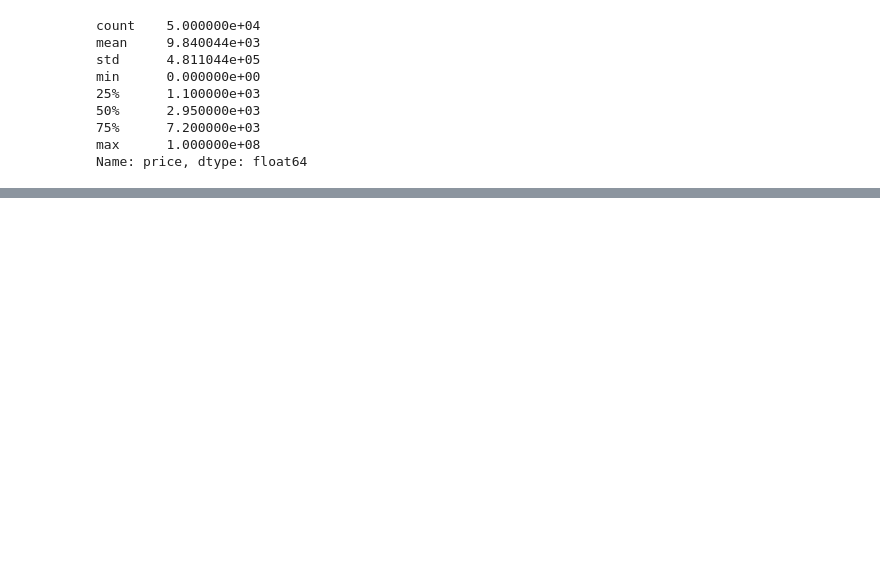
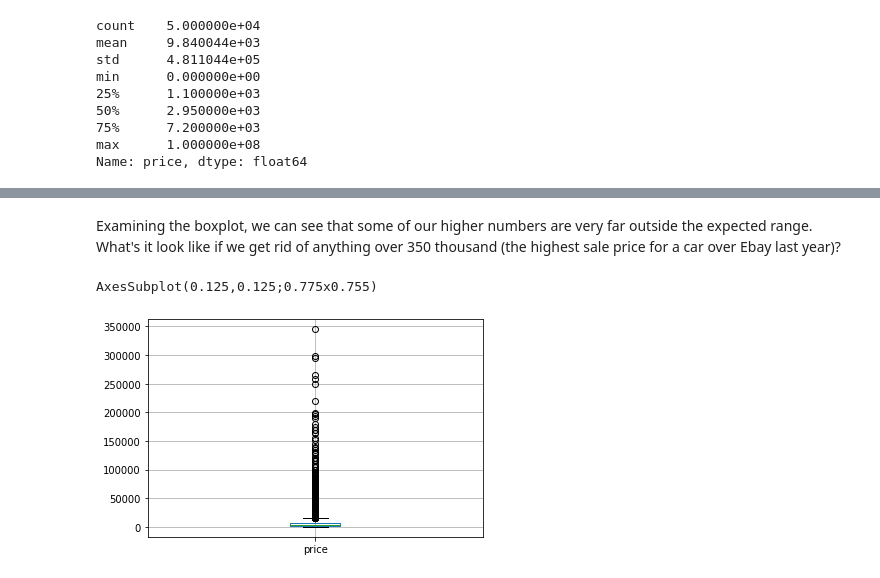
Before and after one commit to annahcasey/dataquest, a Jupyter notebook: pandas_fundamentals/Ebay_Car_Sales.ipynb, the cells around one changed output, grey strips where cells are left out. Saved outputs shown, nothing was run; the diff lists cells and outputs as text; code cells hidden in the pictures; blank space fills up the shorter version.

```diff
--- a/pandas_fundamentals/Ebay_Car_Sales.ipynb
+++ b/pandas_fundamentals/Ebay_Car_Sales.ipynb
@@ -178,0 +175,10 @@ Name: price, dtype: float64
+# %% [markdown]
+Examining the boxplot, we can see that some of our higher numbers are very far outside the expected range. What's it look like if we get rid of anything over 350 thousand (the highest sale price for a car over Ebay last year)?
+# %%
+autos = autos.loc[autos['price']<350000,:]
+#removes rows with prices over $350,000
+print(autos['price'].plot.box(grid=True))
+#prints the new boxplot
+# %% [output]
+AxesSubplot(0.125,0.125;0.775x0.755)
+[figure, added]
```
Also changed, not shown: parts of 23 cells of this notebook.
